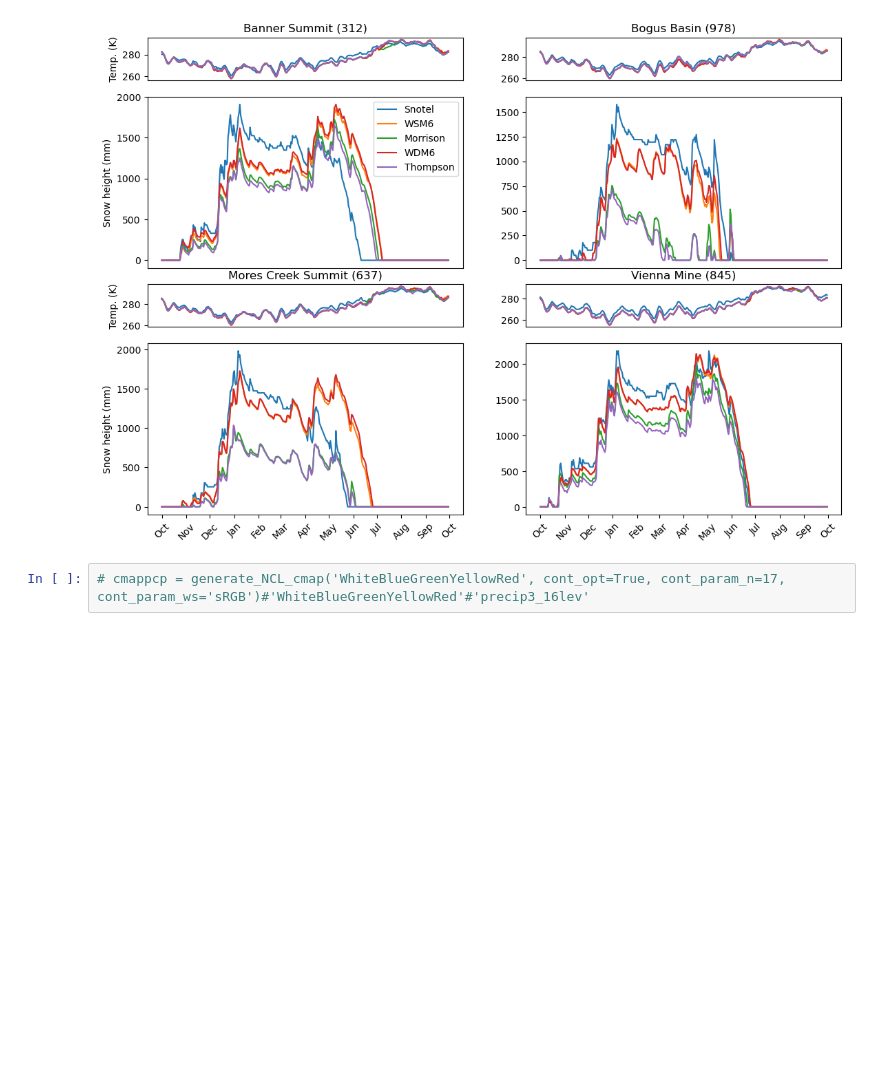
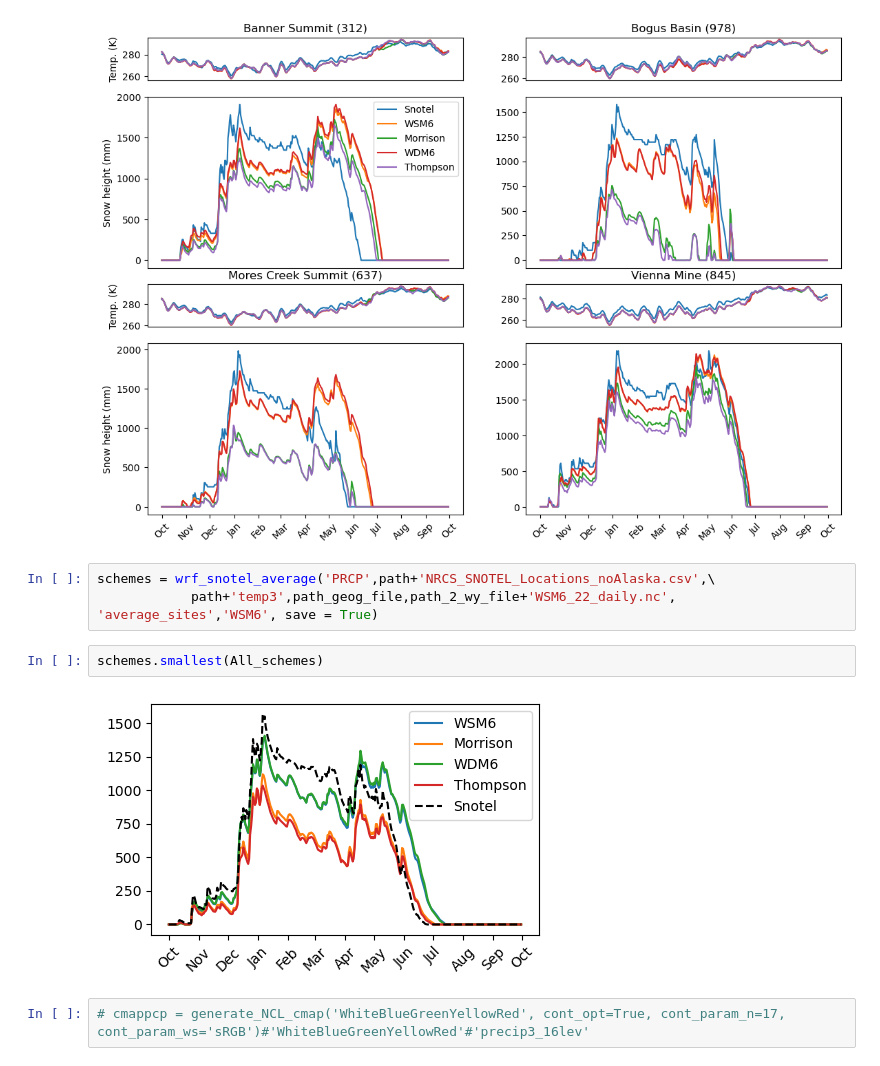
Before and after one commit to stanleyakor1/Comprehensive-Ecam, a Jupyter notebook: Artifact/scritps/precip.ipynb, the cells around one changed output. Cells and saved outputs as stored; diff of their text form; blank space fills up the shorter version.

```diff
--- a/Artifact/scritps/precip.ipynb
+++ b/Artifact/scritps/precip.ipynb
@@ -181,6 +181,13 @@ station = precip_temp_compare('PRCP',path+'NRCS_SNOTEL_Locations_noAlaska.csv',\
 station.smallest(All_schemes)
 # %% [output]
 [figure]
+# %%
+schemes = wrf_snotel_average('PRCP',path+'NRCS_SNOTEL_Locations_noAlaska.csv',\
+            path+'temp3',path_geog_file,path_2_wy_file+'WSM6_22_daily.nc', 'average_sites','WSM6', save = True)
+# %%
+schemes.smallest(All_schemes)
+# %% [output]
+[figure, added]
 # %%
 # cmappcp = generate_NCL_cmap('WhiteBlueGreenYellowRed', cont_opt=True, cont_param_n=17, cont_param_ws='sRGB')#'WhiteBlueGreenYellowRed'#'precip3_16lev'
 # %%
```
Also changed, not shown: 1 other file.
